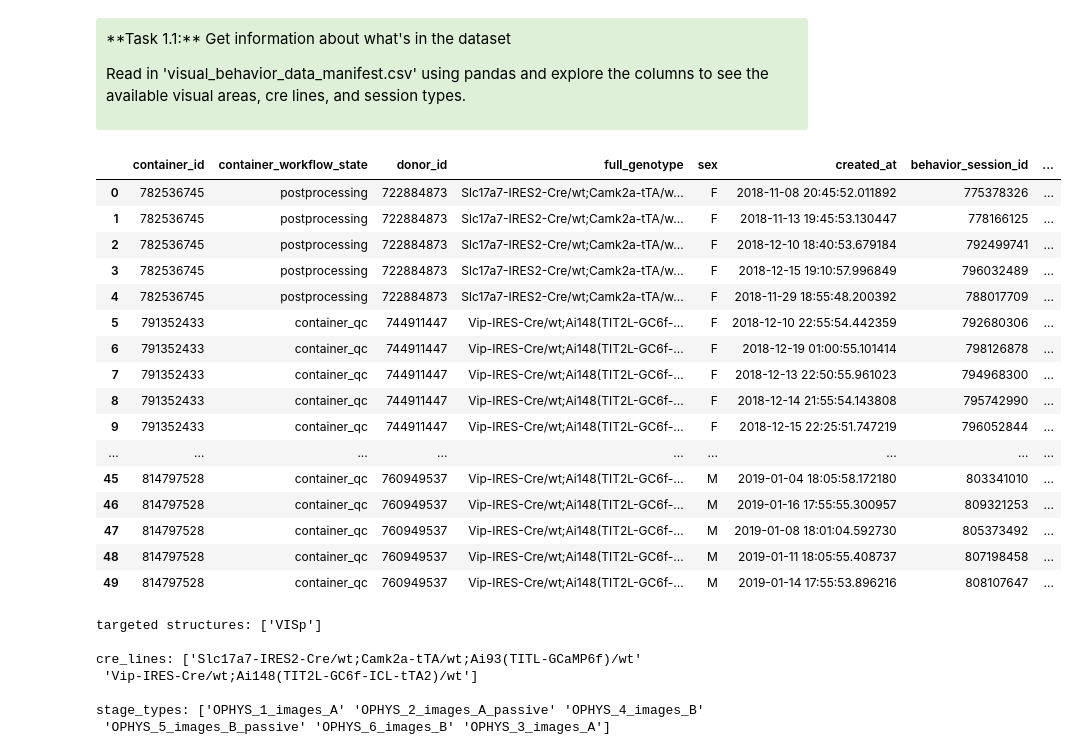
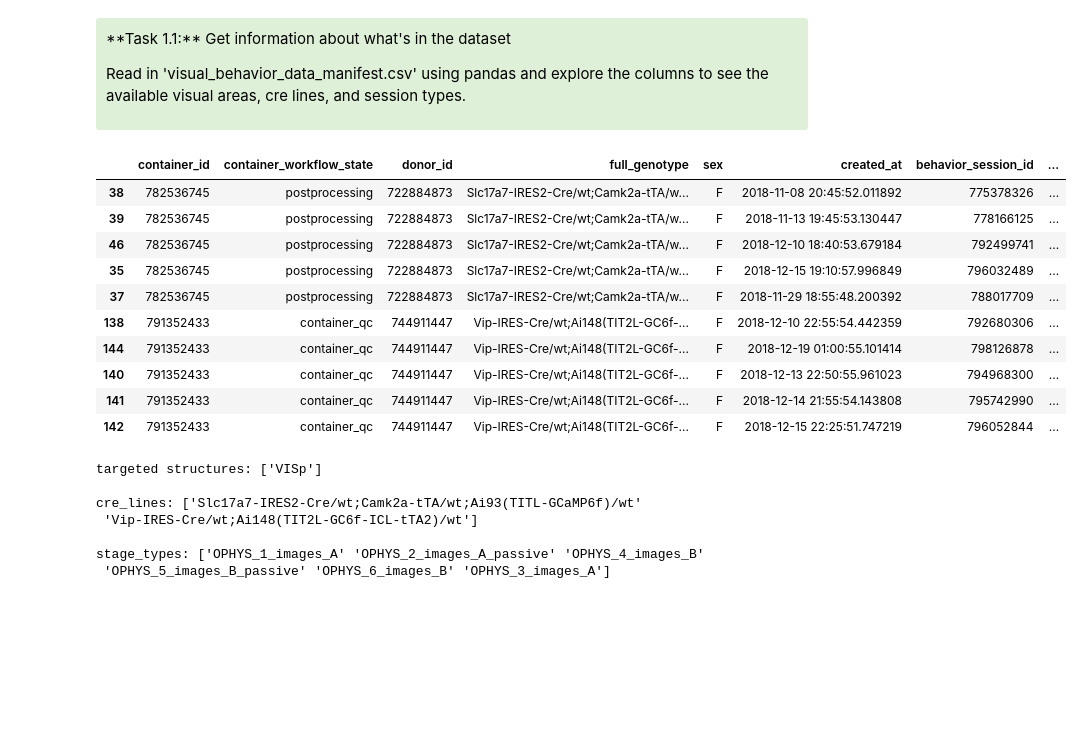
Before and after one commit to AllenInstitute/SWDB_2019, a Jupyter notebook: DynamicBrain/VisualBehavior_new.ipynb, the cells around one changed output. Saved outputs shown, nothing was run; the diff lists cells and outputs as text; code cells hidden in the pictures; blank space fills up the shorter version.

```diff
--- a/DynamicBrain/VisualBehavior_new.ipynb
+++ b/DynamicBrain/VisualBehavior_new.ipynb
@@ -102,23 +83,18 @@ manifest = manifest.reset_index(drop=True)
-# %%
-manifest.head(50)
-# %% [output]
-|  | container_id | container_workflow_state | donor_id | full_genotype | sex | created_at | behavior_session_id | ... |
-| 0 | 782536745 | postprocessing | 722884873 | Slc17a7-IRES2-Cre/wt;Camk2a-tTA/w... | F | 2018-11-08 20:45:52.011892 | 775378326 | ... |
-| 1 | 782536745 | postprocessing | 722884873 | Slc17a7-IRES2-Cre/wt;Camk2a-tTA/w... | F | 2018-11-13 19:45:53.130447 | 778166125 | ... |
-| 2 | 782536745 | postprocessing | 722884873 | Slc17a7-IRES2-Cre/wt;Camk2a-tTA/w... | F | 2018-12-10 18:40:53.679184 | 792499741 | ... |
-| 3 | 782536745 | postprocessing | 722884873 | Slc17a7-IRES2-Cre/wt;Camk2a-tTA/w... | F | 2018-12-15 19:10:57.996849 | 796032489 | ... |
-| 4 | 782536745 | postprocessing | 722884873 | Slc17a7-IRES2-Cre/wt;Camk2a-tTA/w... | F | 2018-11-29 18:55:48.200392 | 788017709 | ... |
-| 5 | 791352433 | container_qc | 744911447 | Vip-IRES-Cre/wt;Ai148(TIT2L-GC6f-... | F | 2018-12-10 22:55:54.442359 | 792680306 | ... |
-| 6 | 791352433 | container_qc | 744911447 | Vip-IRES-Cre/wt;Ai148(TIT2L-GC6f-... | F | 2018-12-19 01:00:55.101414 | 798126878 | ... |
-| 7 | 791352433 | container_qc | 744911447 | Vip-IRES-Cre/wt;Ai148(TIT2L-GC6f-... | F | 2018-12-13 22:50:55.961023 | 794968300 | ... |
-| 8 | 791352433 | container_qc | 744911447 | Vip-IRES-Cre/wt;Ai148(TIT2L-GC6f-... | F | 2018-12-14 21:55:54.143808 | 795742990 | ... |
-| 9 | 791352433 | container_qc | 744911447 | Vip-IRES-Cre/wt;Ai148(TIT2L-GC6f-... | F | 2018-12-15 22:25:51.747219 | 796052844 | ... |
-| ... | ... | ... | ... | ... | ... | ... | ... | ... |
-| 45 | 814797528 | container_qc | 760949537 | Vip-IRES-Cre/wt;Ai148(TIT2L-GC6f-... | M | 2019-01-04 18:05:58.172180 | 803341010 | ... |
-| 46 | 814797528 | container_qc | 760949537 | Vip-IRES-Cre/wt;Ai148(TIT2L-GC6f-... | M | 2019-01-16 17:55:55.300957 | 809321253 | ... |
-| 47 | 814797528 | container_qc | 760949537 | Vip-IRES-Cre/wt;Ai148(TIT2L-GC6f-... | M | 2019-01-08 18:01:04.592730 | 805373492 | ... |
-| 48 | 814797528 | container_qc | 760949537 | Vip-IRES-Cre/wt;Ai148(TIT2L-GC6f-... | M | 2019-01-11 18:05:55.408737 | 807198458 | ... |
-| 49 | 814797528 | container_qc | 760949537 | Vip-IRES-Cre/wt;Ai148(TIT2L-GC6f-... | M | 2019-01-14 17:55:53.896216 | 808107647 | ... |
+# %%
+manifest = cache.manifest
+manifest.head(10)
+# %% [output]
+|  | container_id | container_workflow_state | donor_id | full_genotype | sex | created_at | behavior_session_id | ... |
+| 38 | 782536745 | postprocessing | 722884873 | Slc17a7-IRES2-Cre/wt;Camk2a-tTA/w... | F | 2018-11-08 20:45:52.011892 | 775378326 | ... |
+| 39 | 782536745 | postprocessing | 722884873 | Slc17a7-IRES2-Cre/wt;Camk2a-tTA/w... | F | 2018-11-13 19:45:53.130447 | 778166125 | ... |
+| 46 | 782536745 | postprocessing | 722884873 | Slc17a7-IRES2-Cre/wt;Camk2a-tTA/w... | F | 2018-12-10 18:40:53.679184 | 792499741 | ... |
+| 35 | 782536745 | postprocessing | 722884873 | Slc17a7-IRES2-Cre/wt;Camk2a-tTA/w... | F | 2018-12-15 19:10:57.996849 | 796032489 | ... |
+| 37 | 782536745 | postprocessing | 722884873 | Slc17a7-IRES2-Cre/wt;Camk2a-tTA/w... | F | 2018-11-29 18:55:48.200392 | 788017709 | ... |
+| 138 | 791352433 | container_qc | 744911447 | Vip-IRES-Cre/wt;Ai148(TIT2L-GC6f-... | F | 2018-12-10 22:55:54.442359 | 792680306 | ... |
+| 144 | 791352433 | container_qc | 744911447 | Vip-IRES-Cre/wt;Ai148(TIT2L-GC6f-... | F | 2018-12-19 01:00:55.101414 | 798126878 | ... |
+| 140 | 791352433 | container_qc | 744911447 | Vip-IRES-Cre/wt;Ai148(TIT2L-GC6f-... | F | 2018-12-13 22:50:55.961023 | 794968300 | ... |
+| 141 | 791352433 | container_qc | 744911447 | Vip-IRES-Cre/wt;Ai148(TIT2L-GC6f-... | F | 2018-12-14 21:55:54.143808 | 795742990 | ... |
+| 142 | 791352433 | container_qc | 744911447 | Vip-IRES-Cre/wt;Ai148(TIT2L-GC6f-... | F | 2018-12-15 22:25:51.747219 | 796052844 | ... |
 # %%
 print('targeted structures:', manifest.targeted_structure.unique())
 print('\ncre_lines:', manifest.full_genotype.unique())
```
Also changed, not shown: parts of 16 cells of this notebook.
